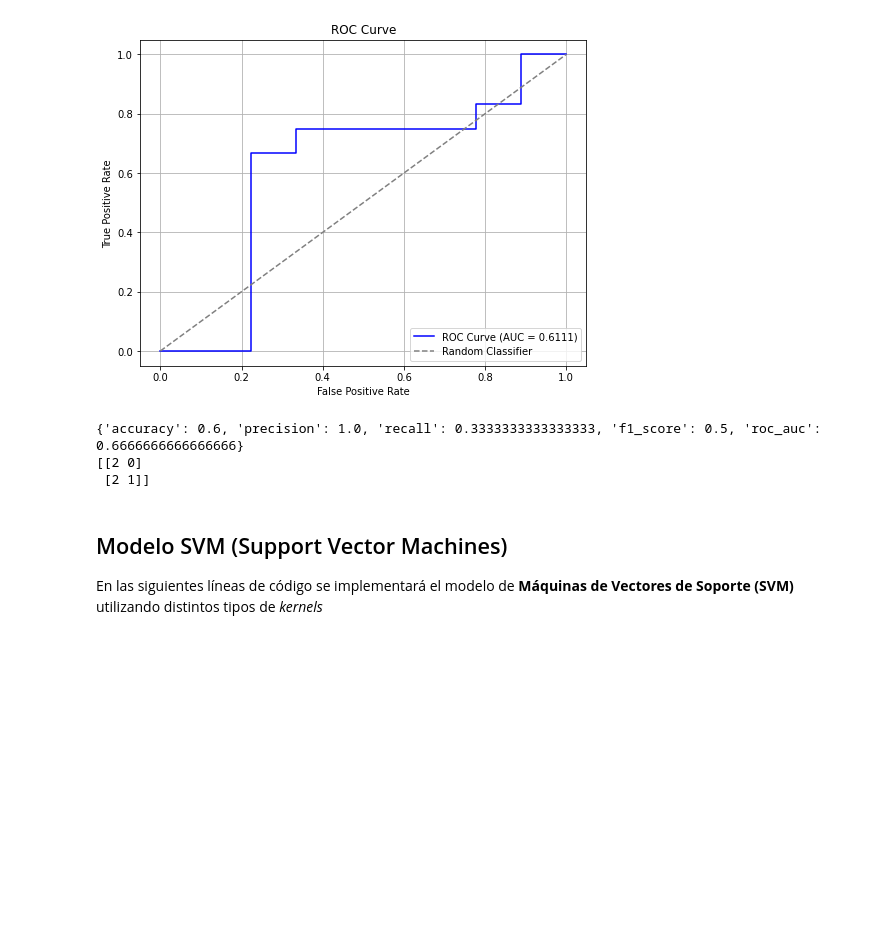
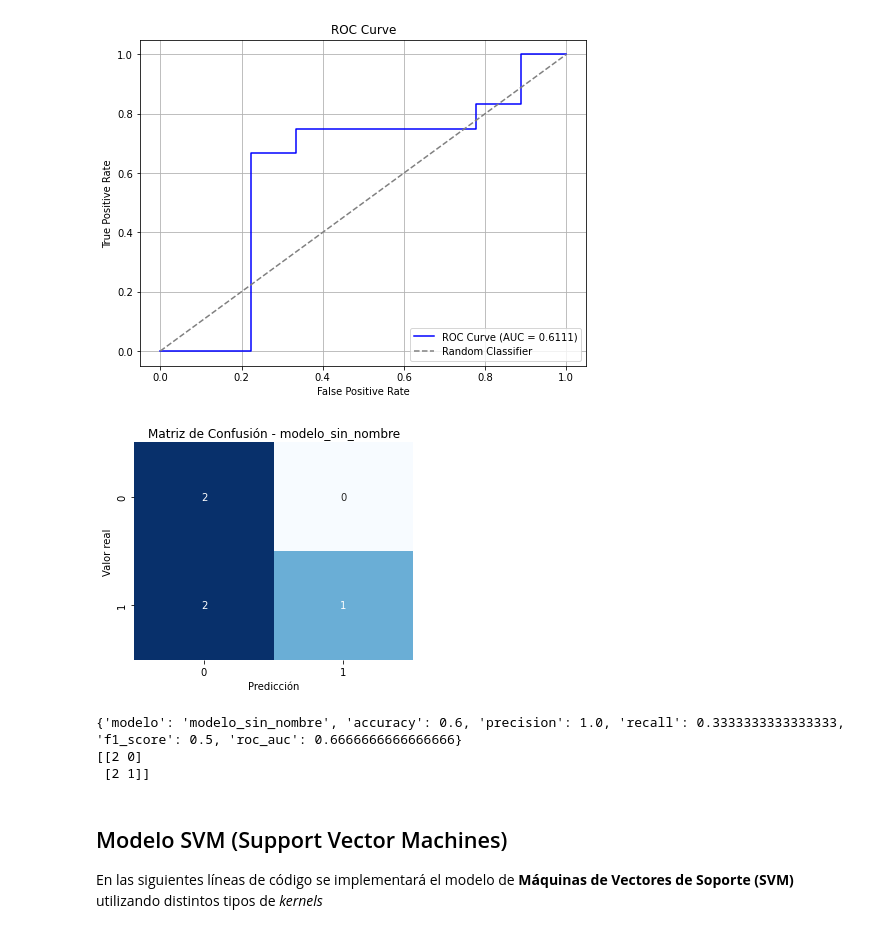
Before and after one commit to Iaibanez/jbook_ml202510, a Jupyter notebook: _sources/ML_Models.ipynb, the cells around one changed output. Cells and saved outputs as stored; diff of their text form; code cells hidden in the pictures; blank space fills up the shorter version.

```diff
--- a/_sources/ML_Models.ipynb
+++ b/_sources/ML_Models.ipynb
@@ -247,5 +247,11 @@ Este mismo procedimieto se realizara a cada uno de los modelos que se desarrolla
 # %%
-def train_and_evaluate_model(X, y, pipeline, best_params, test_size=0.2, random_state=42):
+def train_and_evaluate_model(
+    X, y, pipeline, best_params,
+    model_name=None,
+    results_list=None,
+    test_size=0.2, random_state=42,
+    plot_confusion=True
+):
     # Establecer los mejores hiperparámetros en el pipeline
     pipeline.set_params(**best_params)
 
@@ -267,6 +273,7 @@ def train_and_evaluate_model(X, y, pipeline, best_params, test_size=0.2, random_
 
     # Calcular métricas
     metrics = {
+        "modelo": model_name if model_name else "modelo_sin_nombre",
         "accuracy": accuracy_score(y_test, y_pred),
         "precision": precision_score(y_test, y_pred, zero_division=0),
         "recall": recall_score(y_test, y_pred),
@@ -274,9 +281,22 @@ def train_and_evaluate_model(X, y, pipeline, best_params, test_size=0.2, random_
         "roc_auc": roc_auc_score(y_test, y_proba) if y_proba is not None else None,
     }
 
+    # Guardar en lista si se proporciona
+    if results_list is not None:
+        results_list.append(metrics)
+
     # Matriz de confusión
     cm = confusion_matrix(y_test, y_pred)
 
+    # Mostrar gráfico si se desea
+    if plot_confusion:
+        plt.figure(figsize=(5, 4))
+        sns.heatmap(cm, annot=True, fmt="d", cmap="Blues", cbar=False)
+        plt.title(f"Matriz de Confusión - {metrics['modelo']}")
+        plt.xlabel("Predicción")
+        plt.ylabel("Valor real")
+        plt.show()
+
     return metrics, cm, pipeline
 # %%
 metrics, confusion_mat, model = train_and_evaluate_model(X,y,pipe, best_overall_params)
@@ -1044,12 +1062,15 @@ plt.show()
 AUC Score: 0.6111
 [figure]
 # %%
-metrics, confusion_mat, model = train_and_evaluate_model(X,y,pipe, best_overall_params)
+pipe10 = make_pipeline(StandardScaler(),XGBClassifier() )
+
+metrics, confusion_mat, model = train_and_evaluate_model(X,y,pipe10, best_overall_params)
 
 print(metrics)
 print(confusion_mat)
 # %% [output]
+[figure, added]
-{'accuracy': 0.6, 'precision': 1.0, 'recall': 0.3333333333333333, 'f1_score': 0.5, 'roc_auc': 0.6666666666666666}
+{'modelo': 'modelo_sin_nombre', 'accuracy': 0.6, 'precision': 1.0, 'recall': 0.3333333333333333, 'f1_score': 0.5, 'roc_auc': 0.6666666666666666}
 [[2 0]
  [2 1]]
 # %% [markdown]
```
Also changed, not shown: parts of 27 cells of this notebook, 7 other files.
